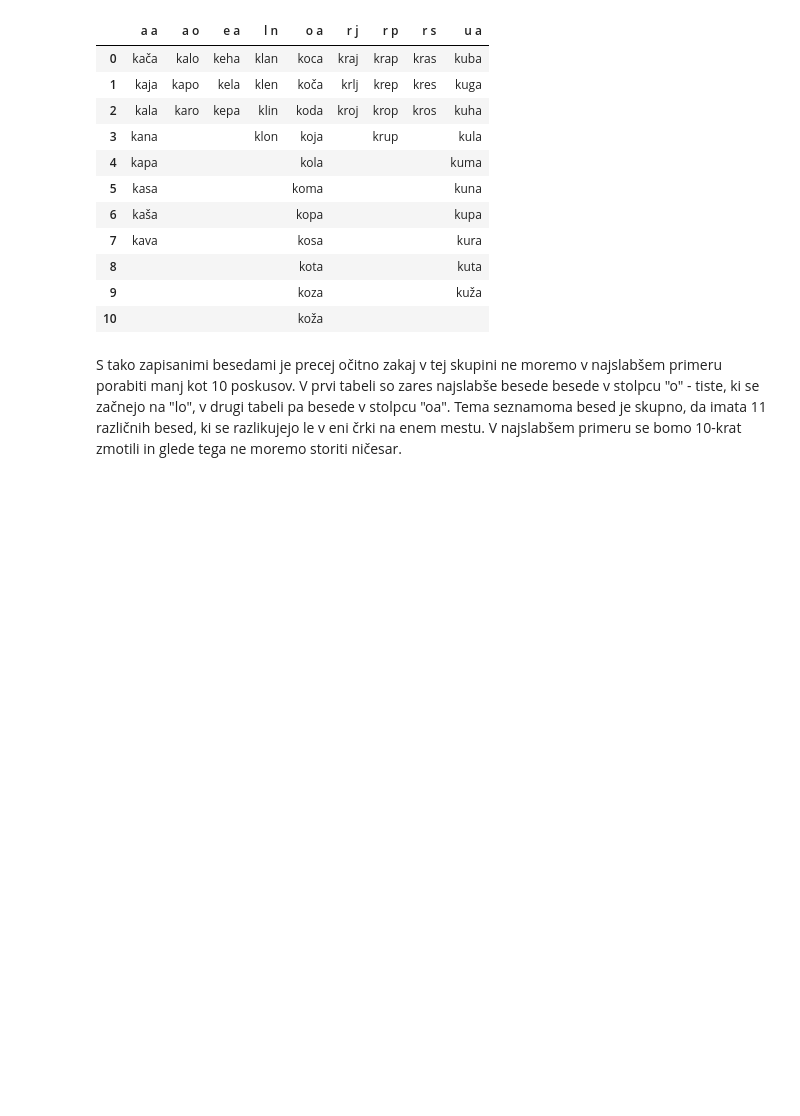
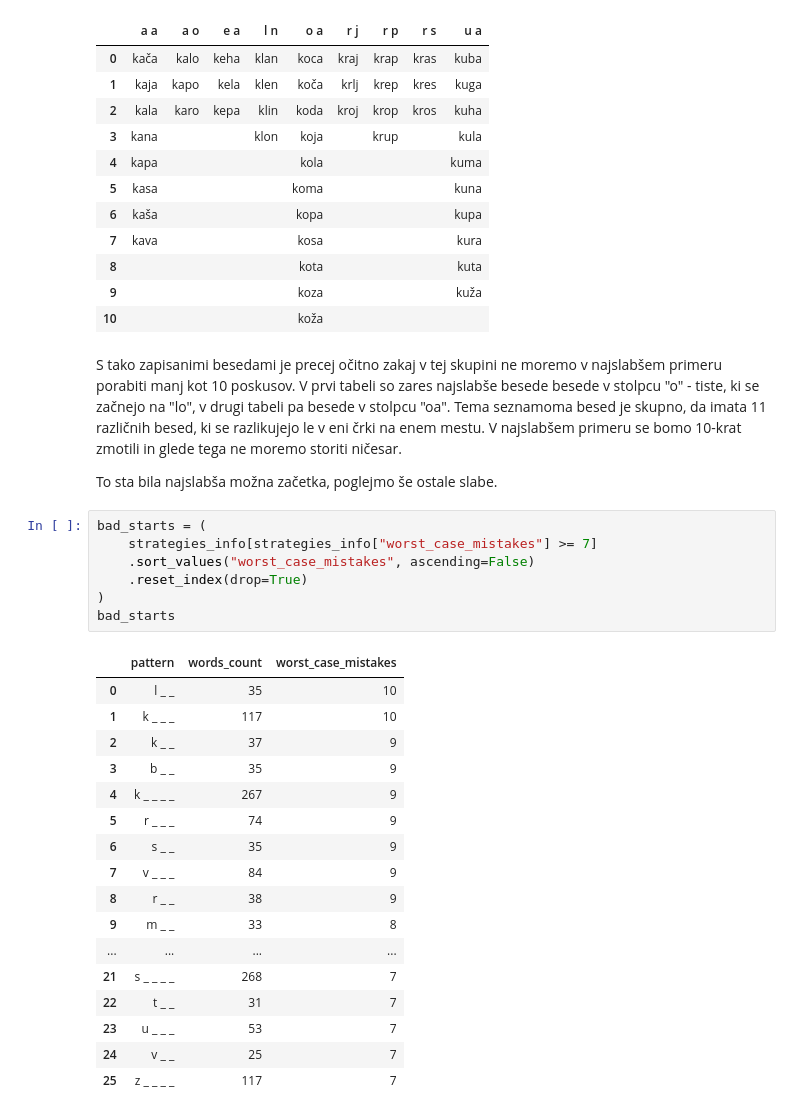
Before and after one commit to Smrt666/Vislice, a Jupyter notebook: vislice.ipynb, the cells around one changed output. Saved outputs shown, nothing was run; the diff lists cells and outputs as text; blank space fills up the shorter version.

```diff
--- a/vislice.ipynb
+++ b/vislice.ipynb
@@ -232,3 +235,30 @@ df.loc[:, df.iloc[2] != ""]  # Too many columns, select only those with at least
 | 10 |  |  |  |  | koža |  |  |  |  |
 # %% [markdown]
 S tako zapisanimi besedami je precej očitno zakaj v tej skupini ne moremo v najslabšem primeru porabiti manj kot 10 poskusov. V prvi tabeli so zares najslabše besede besede v stolpcu "o" - tiste, ki se začnejo na "lo", v drugi tabeli pa besede v stolpcu "oa". Tema seznamoma besed je skupno, da imata 11 različnih besed, ki se razlikujejo le v eni črki na enem mestu. V najslabšem primeru se bomo 10-krat zmotili in glede tega ne moremo storiti ničesar.
+
+To sta bila najslabša možna začetka, poglejmo še ostale slabe.
+# %%
+bad_starts = (
+    strategies_info[strategies_info["worst_case_mistakes"] >= 7]
+    .sort_values("worst_case_mistakes", ascending=False)
+    .reset_index(drop=True)
+)
+bad_starts
+# %% [output]
+|  | pattern | words_count | worst_case_mistakes |
+| 0 | l _ _ | 35 | 10 |
+| 1 | k _ _ _ | 117 | 10 |
+| 2 | k _ _ | 37 | 9 |
+| 3 | b _ _ | 35 | 9 |
+| 4 | k _ _ _ _ | 267 | 9 |
+| 5 | r _ _ _ | 74 | 9 |
+| 6 | s _ _ | 35 | 9 |
+| 7 | v _ _ _ | 84 | 9 |
+| 8 | r _ _ | 38 | 9 |
+| 9 | m _ _ | 33 | 8 |
+| ... | ... | ... | ... |
+| 21 | s _ _ _ _ | 268 | 7 |
+| 22 | t _ _ | 31 | 7 |
+| 23 | u _ _ _ | 53 | 7 |
+| 24 | v _ _ | 25 | 7 |
+| 25 | z _ _ _ _ | 117 | 7 |
```
Also changed, not shown: parts of 4 cells of this notebook, 1 other file.
